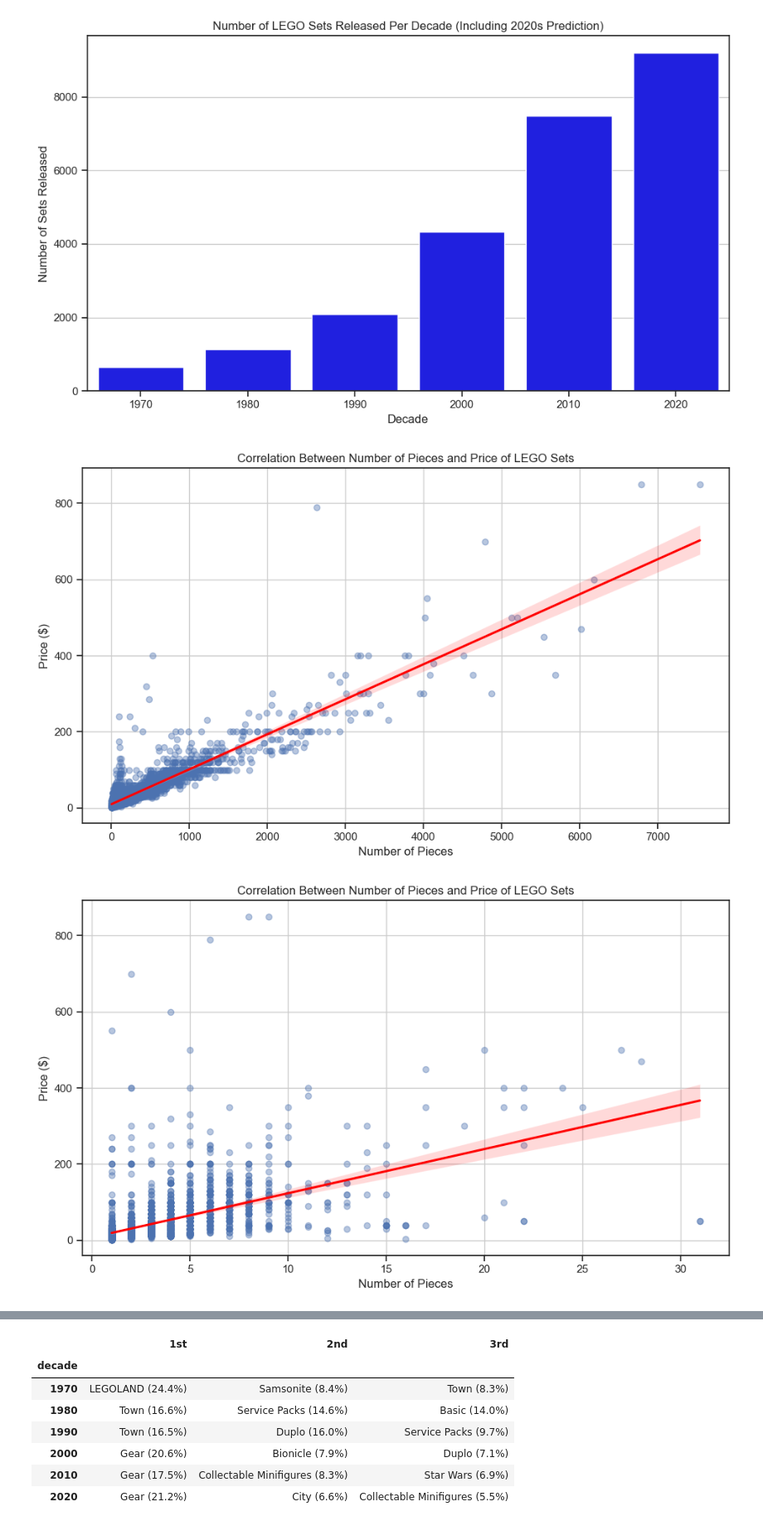
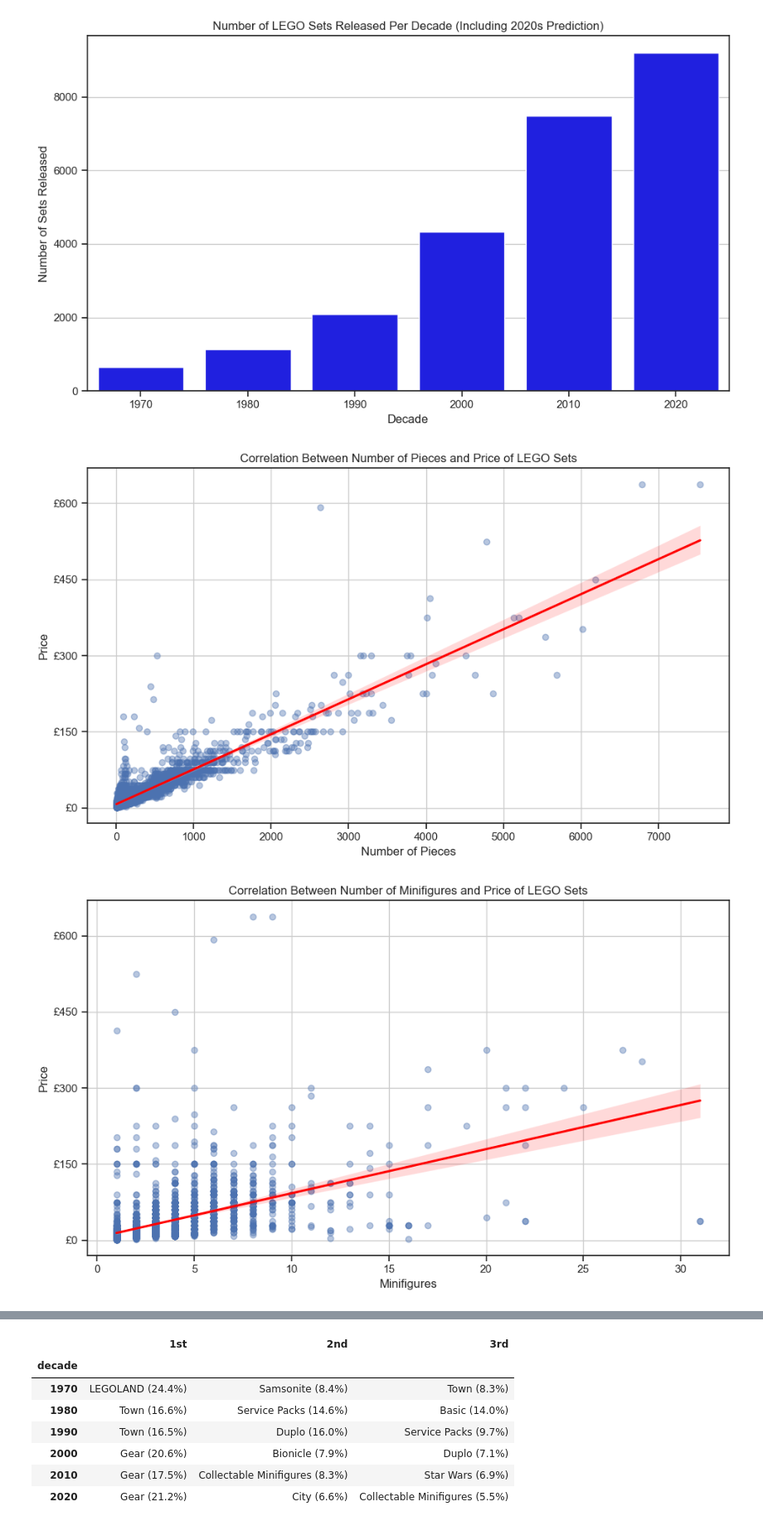
Before and after one commit to jamiefor3/Lego_Project, a Jupyter notebook: Lego_Analysis.ipynb, the cells around one changed output, grey strips where cells are left out. Shown at 83% size. Saved outputs shown, nothing was run; the diff lists cells and outputs as text; code cells hidden in the pictures.

```diff
--- a/Lego_Analysis.ipynb
+++ b/Lego_Analysis.ipynb
@@ -90,23 +90,27 @@ sns.regplot(data=df_full, x='pieces', y='US_retailPrice', scatter_kws={'alpha':
 
 plt.title('Correlation Between Number of Pieces and Price of LEGO Sets')
 plt.xlabel('Number of Pieces')
-plt.ylabel('Price ($)')
+plt.ylabel('Price')
+ax=plt.gca()
+ax.yaxis.set_major_formatter(plt.FuncFormatter(lambda x, pos: f'£{int(x*0.75)}'))
 plt.grid(True)
 plt.tight_layout()
 plt.show()
 # %% [output]
-[figure, old version]
+[figure, new version]
 # %%
 # Scatter plot with regression line for correlation between pieces and price
 plt.figure(figsize=(10, 6))
 sns.regplot(data=df_full, x='minifigs', y='US_retailPrice', scatter_kws={'alpha': 0.4}, line_kws={'color': 'red'})
 
-plt.title('Correlation Between Number of Pieces and Price of LEGO Sets')
+plt.title('Correlation Between Number of Minifigures and Price of LEGO Sets')
 plt.xlabel('Minifigures')
-plt.ylabel('Price ($)')
+plt.ylabel('Price')
+ax=plt.gca()
+ax.yaxis.set_major_formatter(plt.FuncFormatter(lambda x, pos: f'£{int(x*0.75)}'))
 plt.grid(True)
 plt.tight_layout()
 plt.show()
 # %% [output]
-[figure, old version]
+[figure, new version]
 # %%
```
Also changed, not shown: parts of 4 cells of this notebook, 9 other files.
